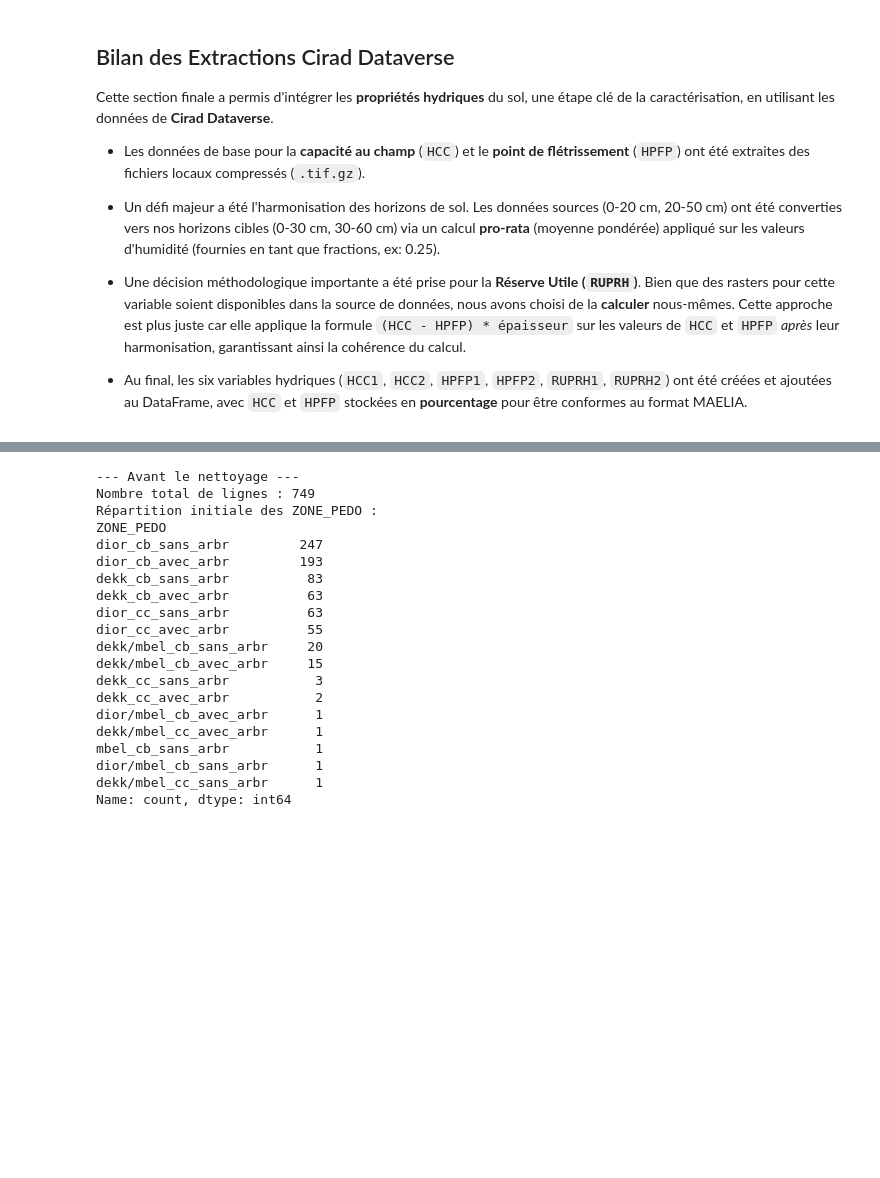
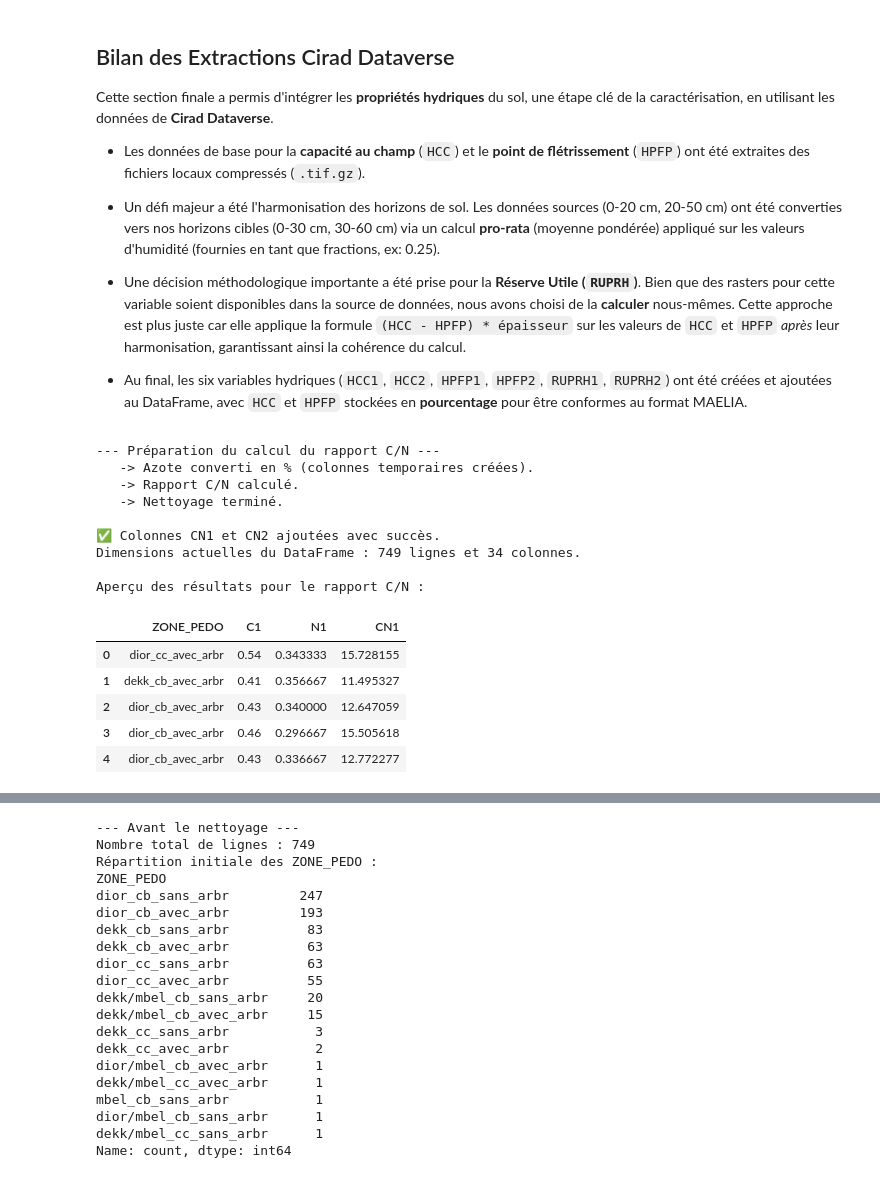
Before and after one commit to cakane95/maelia-data-diohine-v1, a Jupyter notebook: notebooks/02b-extraction-agregation-donnees.ipynb, the cells around one changed output, grey strips where cells are left out. Saved outputs shown, nothing was run; the diff lists cells and outputs as text; code cells hidden in the pictures; blank space fills up the shorter version.

```diff
--- a/notebooks/02b-extraction-agregation-donnees.ipynb
+++ b/notebooks/02b-extraction-agregation-donnees.ipynb
@@ -896,6 +890,47 @@ Cette section finale a permis d'intégrer les **propriétés hydriques** du sol,
 * Une décision méthodologique importante a été prise pour la **Réserve Utile (`RUPRH`)**. Bien que des rasters pour cette variable soient disponibles dans la source de données, nous avons choisi de la **calculer** nous-mêmes. Cette approche est plus juste car elle applique la formule `(HCC - HPFP) * épaisseur` sur les valeurs de `HCC` et `HPFP` *après* leur harmonisation, garantissant ainsi la cohérence du calcul.
 
 * Au final, les six variables hydriques (`HCC1`, `HCC2`, `HPFP1`, `HPFP2`, `RUPRH1`, `RUPRH2`) ont été créées et ajoutées au DataFrame, avec `HCC` et `HPFP` stockées en **pourcentage** pour être conformes au format MAELIA.
+# %%
+# --- CALCUL DU RAPPORT C/N ---
+
+print("--- Préparation du calcul du rapport C/N ---")
+# 1. Conversion de l'Azote (g/kg -> %) en divisant par 10
+gdf_points['N1_pct'] = gdf_points['N1'] / 10
+gdf_points['N2_pct'] = gdf_points['N2'] / 10
+print("   -> Azote converti en % (colonnes temporaires créées).")
+
+# 2. Calcul du ratio C/N en divisant les colonnes en %
+gdf_points['CN1'] = gdf_points['C1'] / gdf_points['N1_pct']
+gdf_points['CN2'] = gdf_points['C2'] / gdf_points['N2_pct']
+print("   -> Rapport C/N calculé.")
+
+# 3. Nettoyage
+#    On remplace les infinis (si N était 0) par NaN et on supprime les colonnes temporaires.
+gdf_points.replace([np.inf, -np.inf], np.nan, inplace=True)
+gdf_points.drop(columns=['N1_pct', 'N2_pct'], inplace=True)
+print("   -> Nettoyage terminé.")
+
+# 4. VÉRIFICATION
+print("\n✅ Colonnes CN1 et CN2 ajoutées avec succès.")
+print(f"Dimensions actuelles du DataFrame : {gdf_points.shape[0]} lignes et {gdf_points.shape[1]} colonnes.")
+print("\nAperçu des résultats pour le rapport C/N :")
+display(gdf_points[['ZONE_PEDO', 'C1', 'N1', 'CN1']].head())
+# %% [output]
+--- Préparation du calcul du rapport C/N ---
+   -> Azote converti en % (colonnes temporaires créées).
+   -> Rapport C/N calculé.
+   -> Nettoyage terminé.
+
+✅ Colonnes CN1 et CN2 ajoutées avec succès.
+Dimensions actuelles du DataFrame : 749 lignes et 34 colonnes.
+
+Aperçu des résultats pour le rapport C/N :
+|  | ZONE_PEDO | C1 | N1 | CN1 |
+| 0 | dior_cc_avec_arbr | 0.54 | 0.343333 | 15.728155 |
+| 1 | dekk_cb_avec_arbr | 0.41 | 0.356667 | 11.495327 |
+| 2 | dior_cb_avec_arbr | 0.43 | 0.340000 | 12.647059 |
+| 3 | dior_cb_avec_arbr | 0.46 | 0.296667 | 15.505618 |
+| 4 | dior_cb_avec_arbr | 0.43 | 0.336667 | 12.772277 |
 # %%
 # --- Bilan final du DataFrame avant sauvegarde ---
 print("--- Bilan final du DataFrame avant sauvegarde ---")
```
Also changed, not shown: parts of 9 cells of this notebook, 1 other file.
